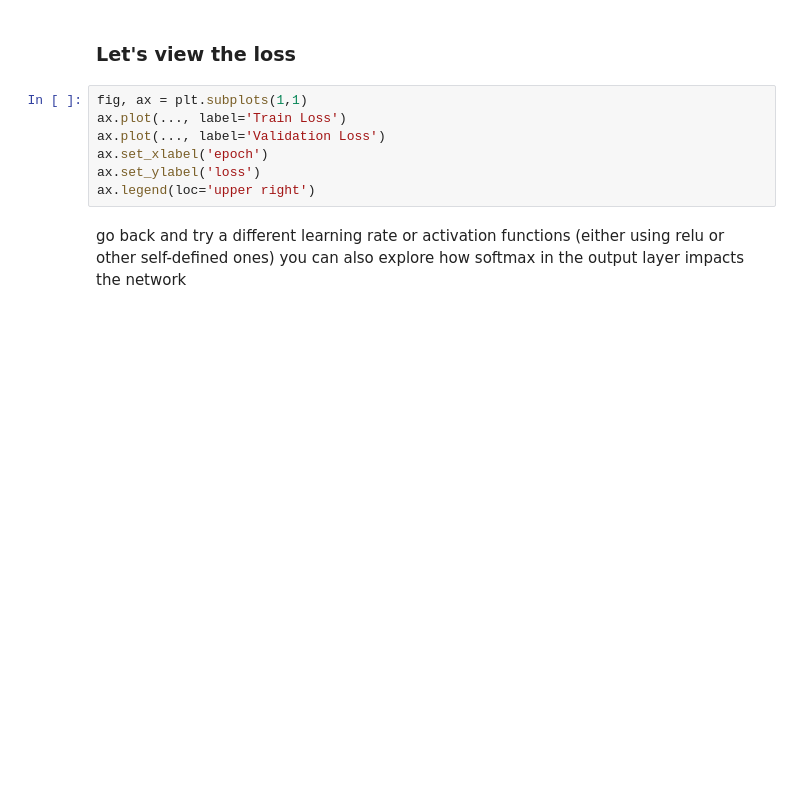
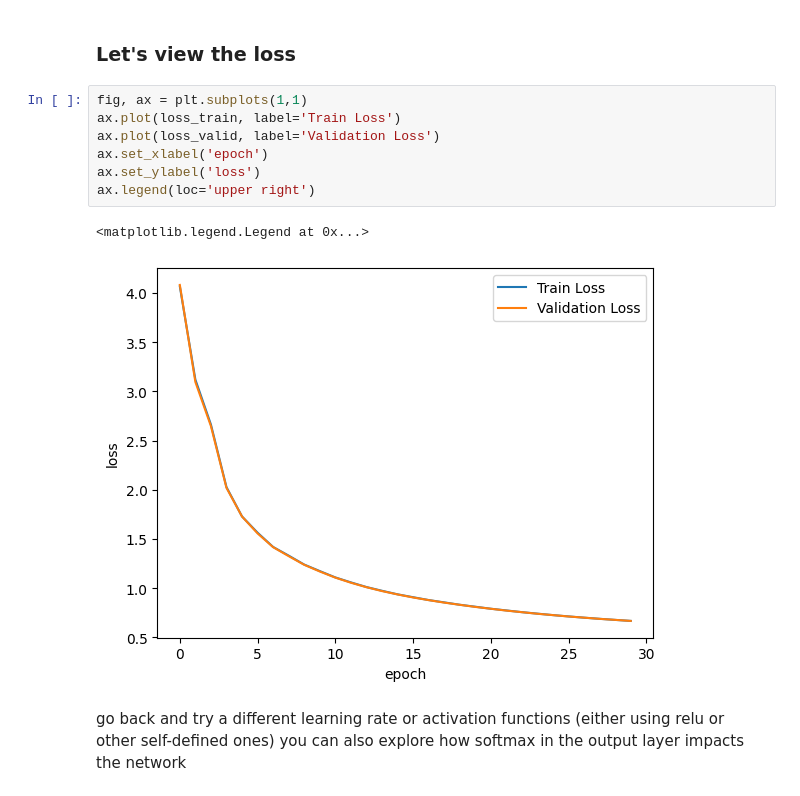
Before and after one commit to vernica-mehta/astr4004-8004-2025, a Jupyter notebook: notebooks/neural-network-part1.ipynb, the cells around one changed output. Saved outputs shown, nothing was run; the diff lists cells and outputs as text; blank space fills up the shorter version.

```diff
--- a/notebooks/neural-network-part1.ipynb
+++ b/notebooks/neural-network-part1.ipynb
@@ -372,11 +385,14 @@ plt.tight_layout()
 ### Let's view the loss
 # %%
 fig, ax = plt.subplots(1,1)
-ax.plot(..., label='Train Loss')
-ax.plot(..., label='Validation Loss')
+ax.plot(loss_train, label='Train Loss')
+ax.plot(loss_valid, label='Validation Loss')
 ax.set_xlabel('epoch')
 ax.set_ylabel('loss')
 ax.legend(loc='upper right')
+# %% [output]
+<matplotlib.legend.Legend at 0x...>
+[figure, added]
 # %% [markdown]
 go back and try a different learning rate or activation functions (either using relu or other self-defined ones)
 you can also explore how softmax in the output layer impacts the network
```
Also changed, not shown: parts of 15 cells of this notebook, 4 other files.
